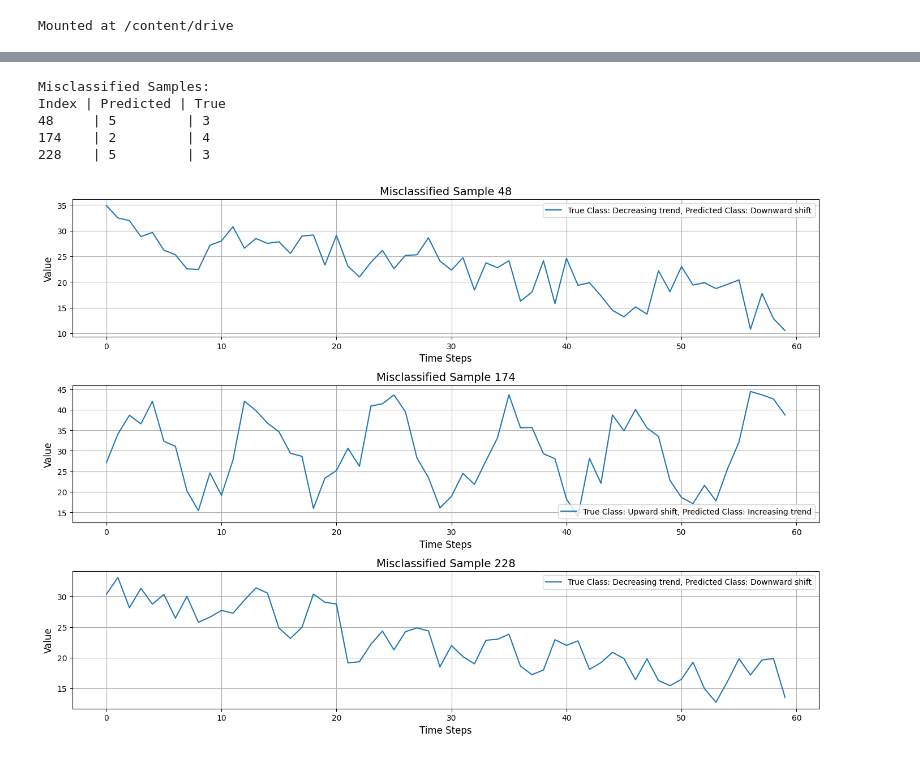
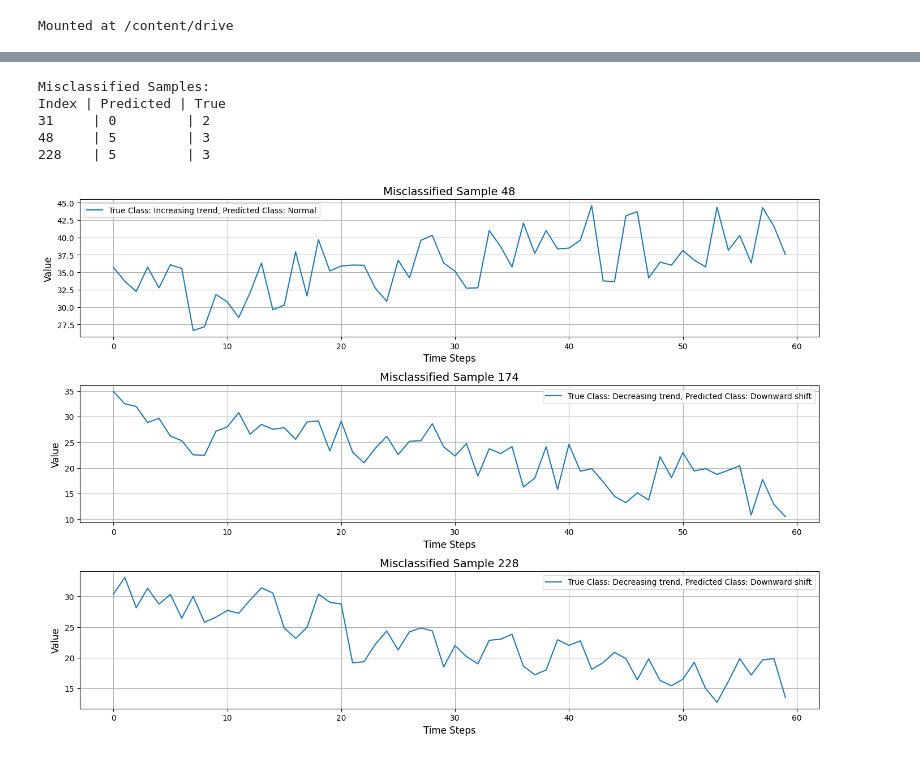
Before and after one commit to slinusc/Artificial_Intelligence_Course_NTUT, a Jupyter notebook: hw2/1d.ipynb, the cells around one changed output, grey strips where cells are left out. Drawn from its saved outputs; the diff is of its cells as text; code cells hidden in the pictures.

```diff
--- a/hw2/1d.ipynb
+++ b/hw2/1d.ipynb
@@ -53,6 +53,8 @@ import matplotlib.pyplot as plt
 
 # list of model architectures
 models = []
+time_steps=60
+n_classes = 6
 
 # model 0: basic convolutional network
 models.append(("Basic_CNN", Sequential([
@@ -64,7 +66,6 @@ models.append(("Basic_CNN", Sequential([
     Dense(50, activation='relu'),
     Dense(n_classes, activation='softmax')
 ])))
-
 
 # model 1: basic deeper convolutional network
 models.append(("Deeper_CNN", Sequential([
@@ -117,6 +118,7 @@ models.append(("Hybrid_CNN_LSTM", Sequential([
 # collecting training history and results for each model
 histories = []
 accuracies = []
+losses = []
 misclassified_samples = {}
 
 # training and evaluating each model
@@ -137,12 +139,12 @@ for name, model in models:
     # evaluate the model
     loss, accuracy = model.evaluate(X_test, y_test, verbose=0)
     accuracies.append((name, accuracy))
+    losses.append((name, loss))
+
     # track misclassified samples
-    # predictions and misclassification tracking
     y_pred = model.predict(X_test)
     y_pred_classes = np.argmax(y_pred, axis=1)
     y_true_classes = np.argmax(y_test, axis=1)
-
     misclassified = [(i, y_pred_classes[i], y_true_classes[i]) for i in range(len(y_test)) if y_pred_classes[i] != y_true_classes[i]]
     misclassified_samples[name] = misclassified
 
@@ -159,9 +161,11 @@ for i, (name, history) in enumerate(histories):
     plt.subplot(3, 2, i+1)
     plt.plot(history.history['accuracy'], label='Training Accuracy')
     plt.plot(history.history['val_accuracy'], label='Validation Accuracy')
-    plt.title(f"{name} - Training Accuracy")
+    plt.plot(history.history['loss'], label='Training Loss')
+    plt.plot(history.history['val_loss'], label='Validation Loss')
+    plt.title(f"{name} - Training Progress")
     plt.xlabel("Epochs")
-    plt.ylabel("Accuracy")
+    plt.ylabel("Metric")
     plt.legend()
 
 plt.tight_layout()
@@ -235,36 +246,37 @@ for index, pred, true in misclassified_samples:
 # %% [output]
 Misclassified Samples:
 Index | Predicted | True
+31     | 0         | 2
 48     | 5         | 3
-174    | 2         | 4
 228    | 5         | 3
 # %%
 _, X_test, _, y_test = train_test_split(X, y, test_size=0.4, random_state=42)
 
-ensemble_miss_samples = X_test[48], X_test[174], X_test[228]
+ensemble_miss_samples = X_test[31], X_test[48], X_test[228]
+ensemble_miss_indices = 31, 48, 228
 # %%
 # visualize missclassified samples
 
 import numpy as np
 import matplotlib.pyplot as plt
 
 ensemble_miss_samples = [X_test[i].flatten() for i in ensemble_miss_indices]
-true_classes = ["Decreasing trend", "Upward shift", "Decreasing trend"]
-predicted_classes = ["Downward shift", "Increasing trend", "Downward shift"]
+true_classes = ["Increasing trend", "Decreasing trend", "Decreasing trend"]
+predicted_classes = ["Normal", "Downward shift", "Downward shift"]
 ensemble_miss_indices = [48, 174, 228]
 
 plt.figure(figsize=(14, 10))
 
 for i, sample in enumerate(ensemble_miss_samples):
     plt.subplot(len(ensemble_miss_samples), 1, i + 1)
     plt.plot(sample, label=f'True Class: {true_classes[i]}, Predicted Class: {predicted_classes[i]}')
     plt.title(f'Misclassified Sample {ensemble_miss_indices[i]}', fontsize=14)
     plt.xlabel('Time Steps', fontsize=12)
     plt.ylabel('Value', fontsize=12)
     plt.legend()
     plt.grid()
 
 plt.tight_layout()
 plt.show()
 # %% [output]
-[figure, old version]
+[figure, new version]
```
Also changed, not shown: parts of 2 cells of this notebook.
